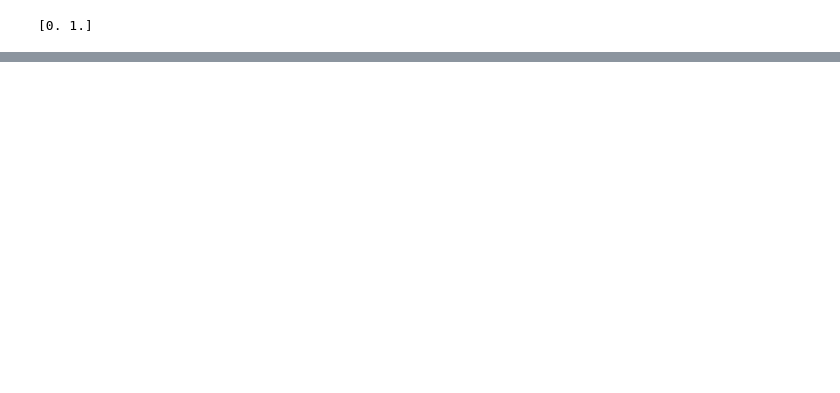
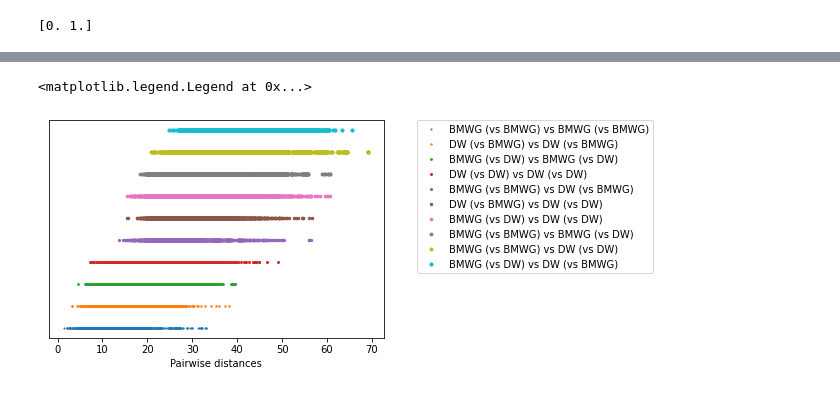
Before and after one commit to owenant/DominionPlayTraceClustering, a Jupyter notebook: PlayTraceAnalysisFromTAG.ipynb, the cells around one changed output, grey strips where cells are left out. Cells and saved outputs as stored; diff of their text form; code cells hidden in the pictures; blank space fills up the shorter version.

```diff
--- a/PlayTraceAnalysisFromTAG.ipynb
+++ b/PlayTraceAnalysisFromTAG.ipynb
@@ -15,6 +15,6 @@ pd.set_option('display.max_rows', 50)
 #parameters for round robin tournament
 NOOFPLAYERS = 2 #note, keep this fixed and dont change it
 games_per_matchup = 25
-self_play = False
+self_play = True
 agents = ['BMWG', 'DW']
 # %%
@@ -390,3 +395,24 @@ print(round(mean_and_std,1))
+# %%
+#plot distances along the real line and colour code
+count = 0;
+#note we use the ordering from the dataframe containing mean and stds so that we plot from high
+#mean to low mean
+for row in mean_and_std.iterrows():
+    p1 = row[1]['AgentName_P1']
+    opp1 = row[1]['AgentNameOpponent_P1']
+    p2 = row[1]['AgentName_P2']
+    opp2 = row[1]['AgentNameOpponent_P2']
+    key = p1, opp1, p2, opp2
+    leg_label = p1 + " (vs " + opp1 + ") vs " + p2 + " (vs " + opp2 + ")"
+    plt.scatter(sym_trace_grouped[key]['dist'], [count * 0.01] * sym_trace_grouped[key]['dist'].shape[0], s = count + 1, label = leg_label)
+    count += 1
+
+plt.yticks([])
+plt.xlabel('Pairwise distances')
+plt.legend(loc = (1.1,0.3))
+# %% [output]
+<matplotlib.legend.Legend at 0x...>
+[figure, new version]
 # %%
 #why do we have "BMWG (with opponent DW)" vs "DW (with opponent BM)" and also "DW (with opponent BM)" vs "BMWG (with opponent DW)"?
 #this is because we have two games BM1 vs DW1 and BM2 vs DW2, then we have BM1 vs DW2 and also DW1 vs BM2, which looks symmetric
```
Also changed, not shown: parts of 26 cells of this notebook.
